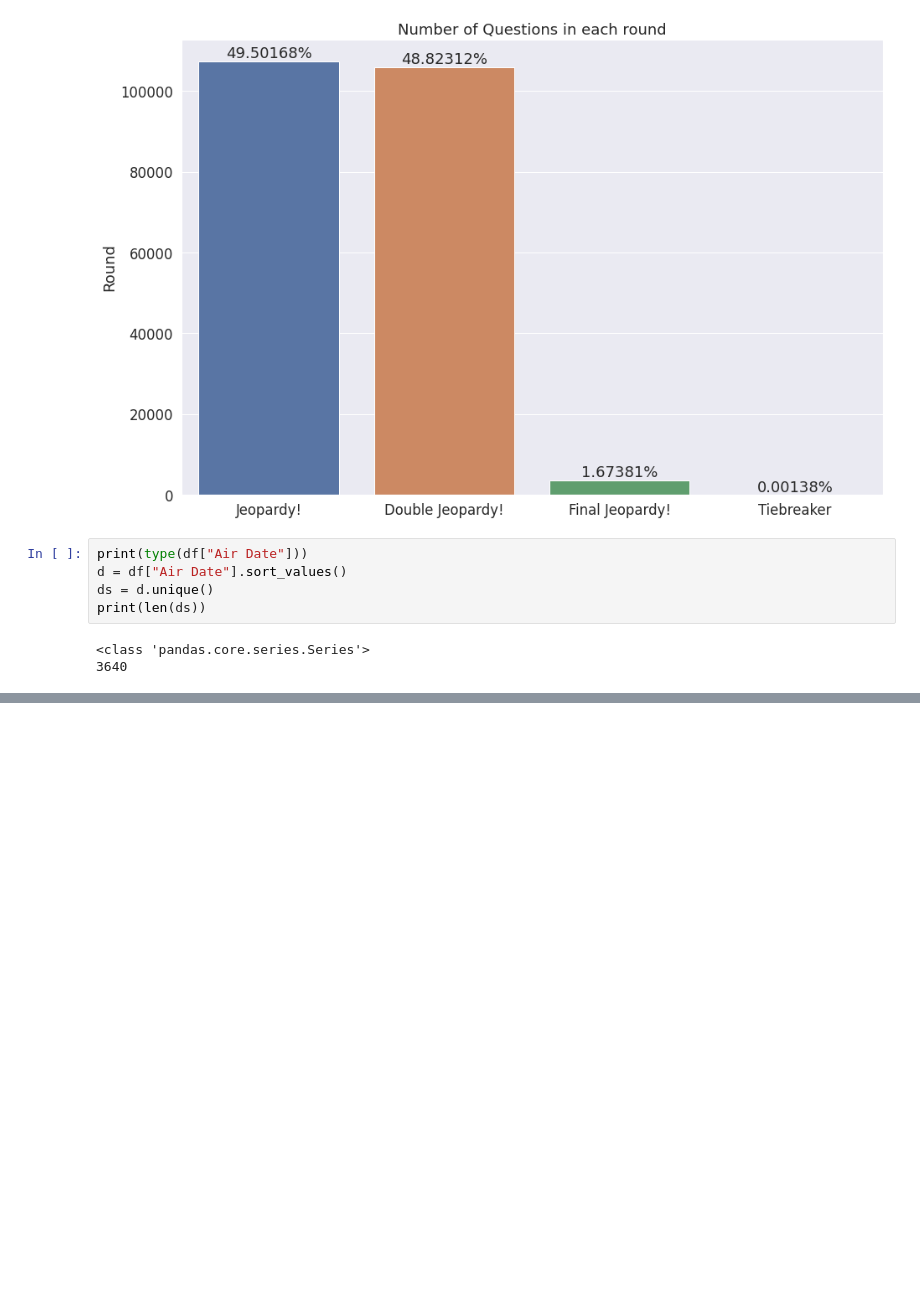
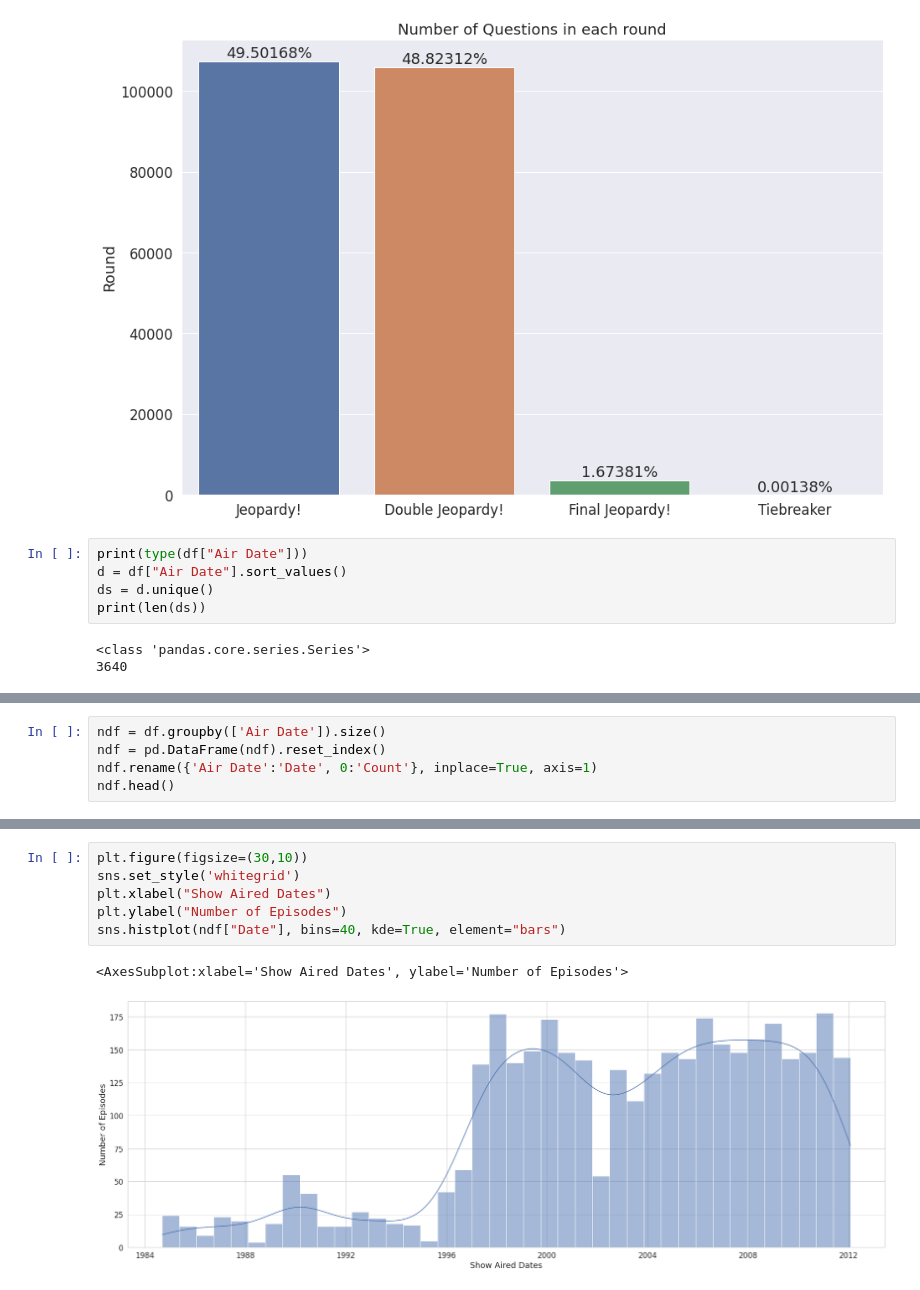
Before and after one commit to Ujwal-B/jeopardy-eda, a Jupyter notebook: eda.ipynb, the cells around one changed output, grey strips where cells are left out. Saved outputs shown, nothing was run; the diff lists cells and outputs as text; blank space fills up the shorter version.

Commit message:
added histogram

```diff
--- a/eda.ipynb
+++ b/eda.ipynb
@@ -315,0 +313,5 @@ KeyboardInterrupt:
+# %%
+ndf = df.groupby(['Air Date']).size()
+ndf = pd.DataFrame(ndf).reset_index()
+ndf.rename({'Air Date':'Date', 0:'Count'}, inplace=True, axis=1)
+ndf.head()
@@ -315,0 +325,9 @@ KeyboardInterrupt:
+# %%
+plt.figure(figsize=(30,10))
+sns.set_style('whitegrid')
+plt.xlabel("Show Aired Dates")
+plt.ylabel("Number of Episodes")
+sns.histplot(ndf["Date"], bins=40, kde=True, element="bars")
+# %% [output]
+<AxesSubplot:xlabel='Show Aired Dates', ylabel='Number of Episodes'>
+[figure, added]
```
Also changed, not shown: parts of 3 cells of this notebook.
